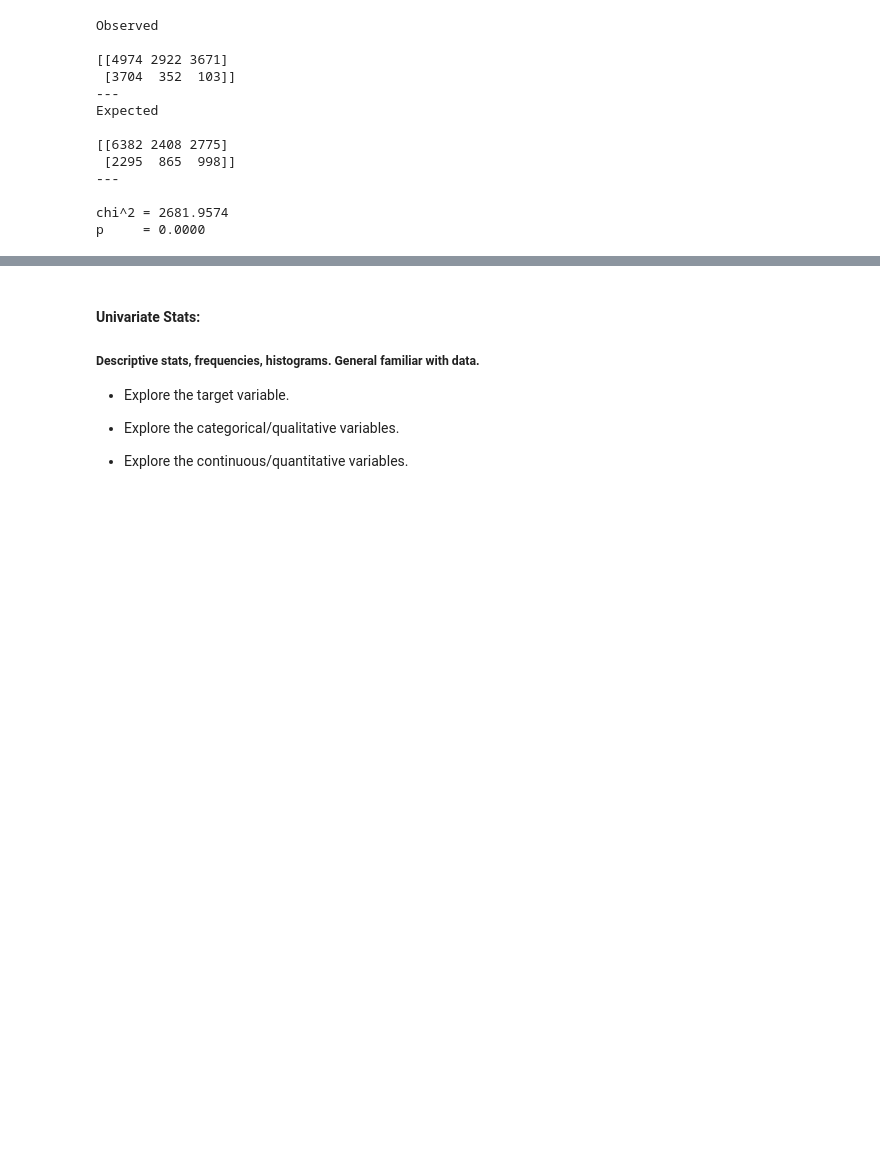
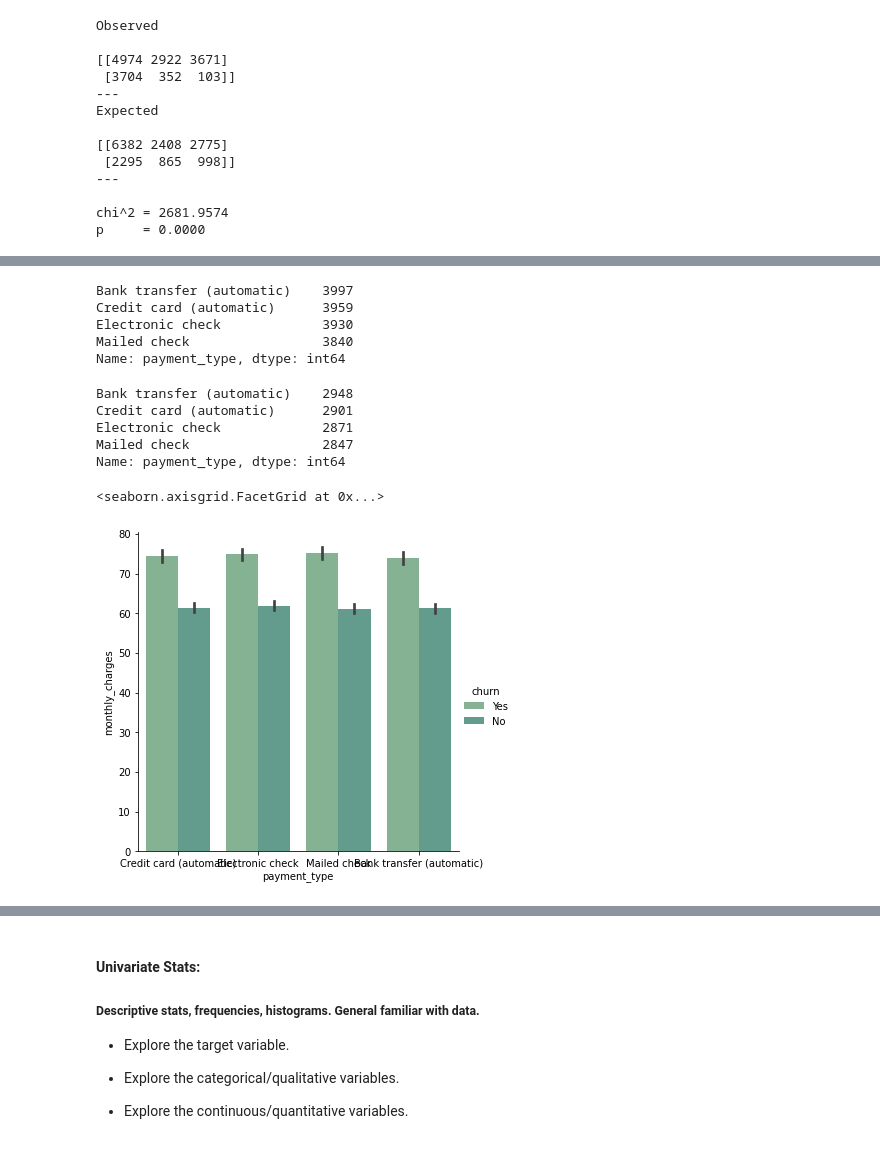
Before and after one commit to veronica-f-reyes/telco_classification_project, a Jupyter notebook: Initial Telco Churn Project Notebook.ipynb, the cells around one changed output, grey strips where cells are left out. Cells and saved outputs as stored; diff of their text form; code cells hidden in the pictures; blank space fills up the shorter version.

```diff
--- a/Initial Telco Churn Project Notebook.ipynb
+++ b/Initial Telco Churn Project Notebook.ipynb
@@ -734,0 +921,21 @@ We reject the hypothesis that Customers who are month-to-month are more likely t
+# %%
+train_raw.payment_type.value_counts()
+# %% [output]
+Bank transfer (automatic)    3997
+Credit card (automatic)      3959
+Electronic check             3930
+Mailed check                 3840
+Name: payment_type, dtype: int64
+# %%
+train_raw[train_raw.churn == "No"].payment_type.value_counts()
+# %% [output]
+Bank transfer (automatic)    2948
+Credit card (automatic)      2901
+Electronic check             2871
+Mailed check                 2847
+Name: payment_type, dtype: int64
+# %%
+sns.catplot(x="payment_type", y="monthly_charges", hue="churn", kind="bar", data=train_raw)
+# %% [output]
+<seaborn.axisgrid.FacetGrid at 0x...>
+[figure, added]
```
Also changed, not shown: parts of 70 cells of this notebook.
